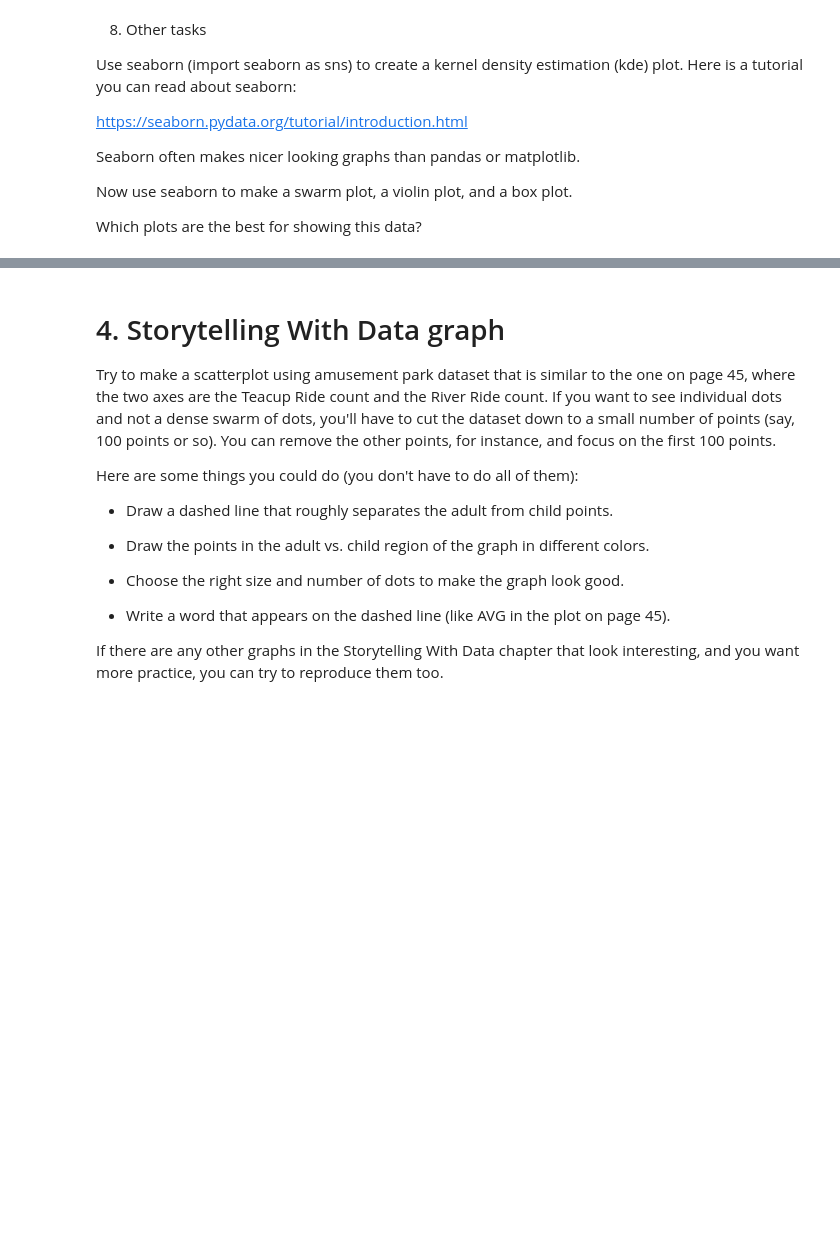
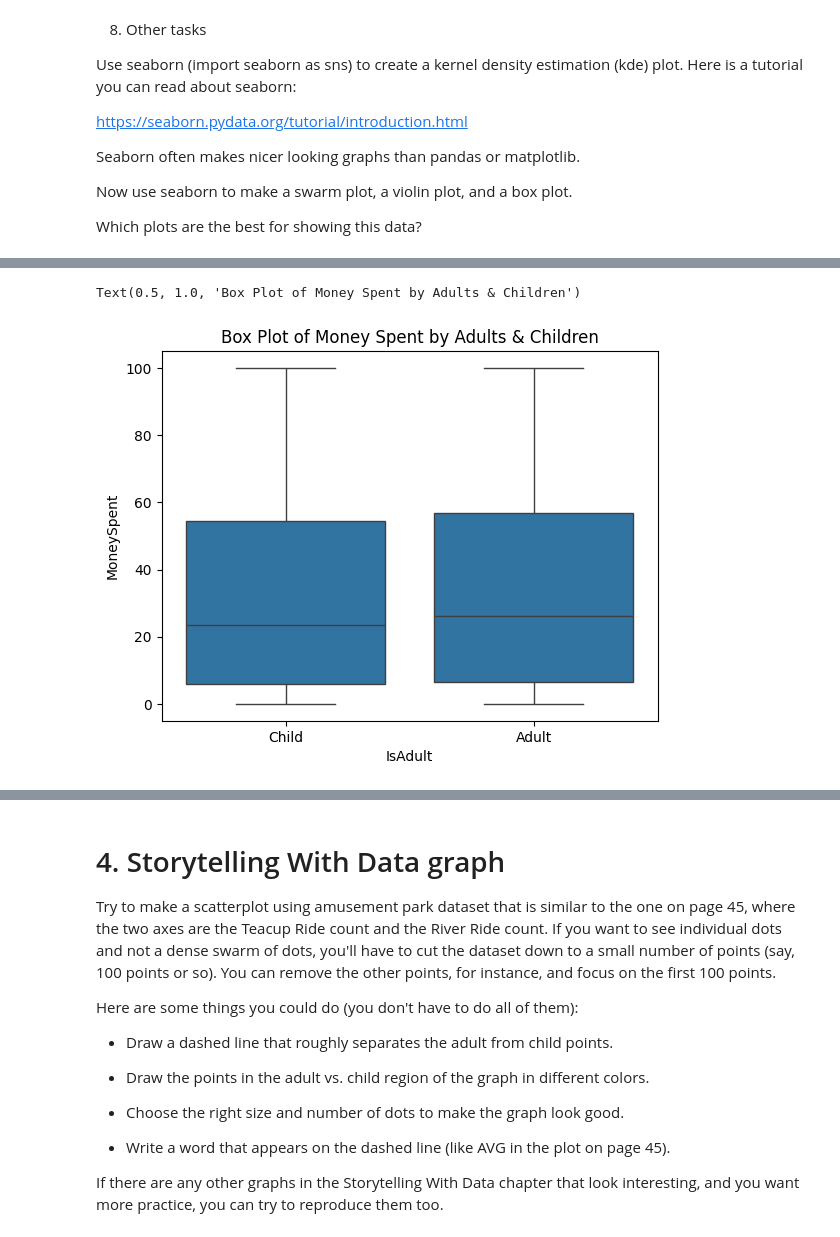
Before and after one commit to Rocking-Priya/2025-spring-B2, a Jupyter notebook: Week3.ipynb, the cells around one changed output, grey strips where cells are left out. Saved outputs shown, nothing was run; the diff lists cells and outputs as text; code cells hidden in the pictures; blank space fills up the shorter version.

```diff
--- a/Week3.ipynb
+++ b/Week3.ipynb
@@ -431,0 +453,6 @@ Which plots are the best for showing this data?
+# %%
+sns.boxplot(x='IsAdult', y='MoneySpent', data=df)
+plt.title("Box Plot of Money Spent by Adults & Children")
+# %% [output]
+Text(0.5, 1.0, 'Box Plot of Money Spent by Adults & Children')
+[figure, added]
```
Also changed, not shown: parts of 7 cells of this notebook.
